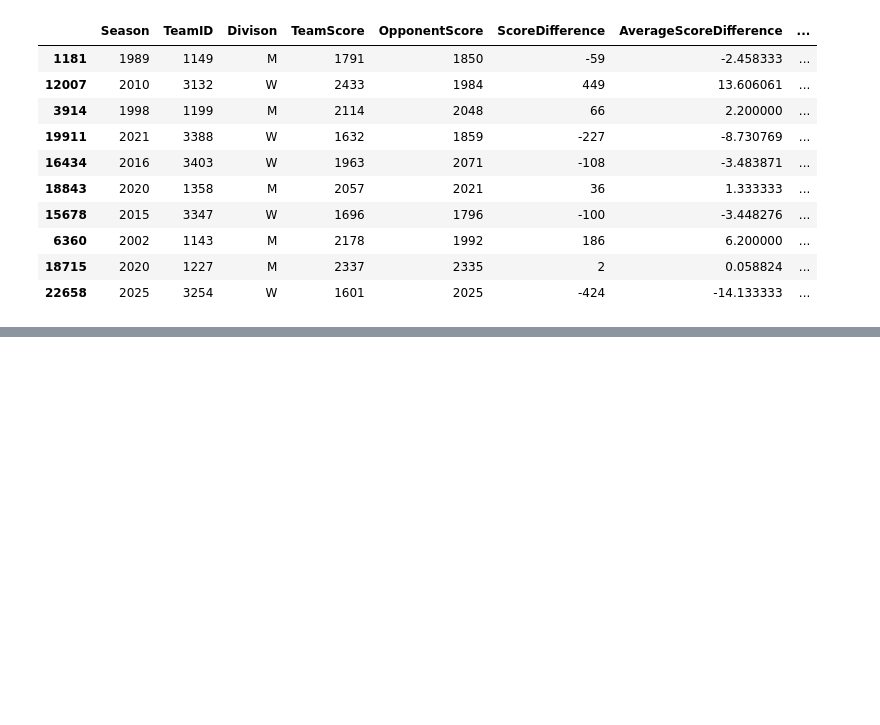
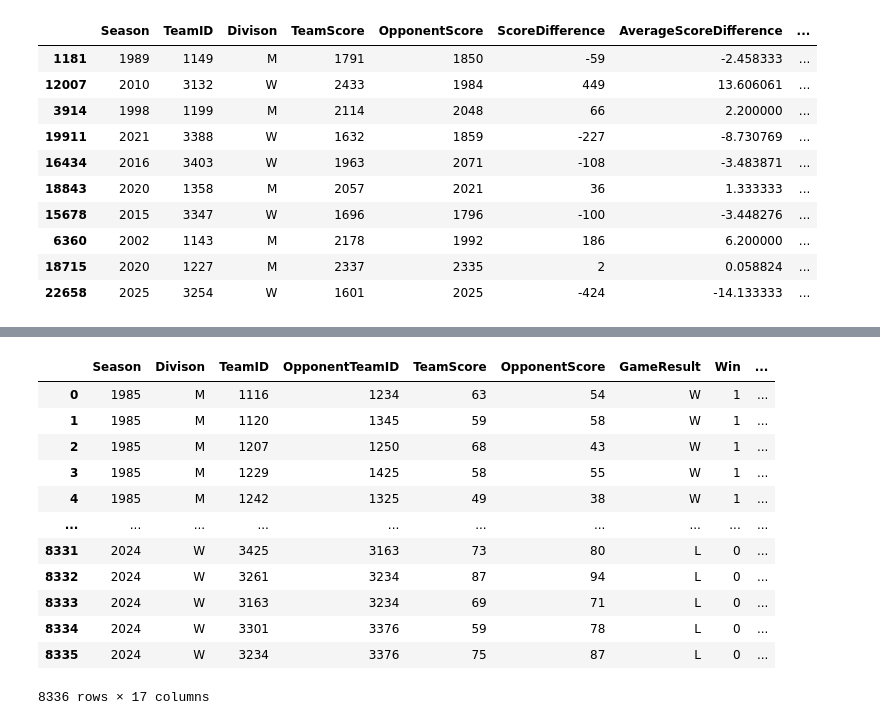
Before and after one commit to jamie07262/INFO-3608-PROJECT, a Jupyter notebook: Clone.ipynb, the cells around one changed output, grey strips where cells are left out. Drawn from its saved outputs; the diff is of its cells as text; code cells hidden in the pictures; blank space fills up the shorter version.

```diff
--- a/Clone.ipynb
+++ b/Clone.ipynb
@@ -383,3 +383,39 @@ df_team_tourney_results.sample(10, random_state=100)
 | 5858 | 2011 | M | 1396 | 1361 | 64 | 71 | L | 0 |
 | 1361 | 2006 | M | 1130 | 1285 | 69 | 56 | W | 1 |
 | 5683 | 2008 | M | 1172 | 1242 | 57 | 59 | L | 0 |
+# %%
+df_historic_tourney_features = df_team_tourney_results.merge(
+    agg_team_season[
+        ["Season", "Divison", "TeamID", "WinPercentage", "MedianScoreDifference", "HighSeed"]
+    ],
+    on=["Season", "Divison", "TeamID"],
+    how="left",
+).merge(
+    agg_team_season[
+        ["Season", "Divison", "TeamID", "WinPercentage", "MedianScoreDifference", "HighSeed"]
+    ].rename(
+        columns={
+            "TeamID": "OpponentTeamID",
+            "WinPercentage": "OpponentWinPercentage",
+            "MedianScoreDifference": "OpponentMedianScoreDifference",
+            "HighSeed": "OpponentHighSeed",
+        }
+    ),
+    on=["Season", "Divison", "OpponentTeamID"],
+)
+# %%
+df_historic_tourney_features
+# %% [output]
+|  | Season | Divison | TeamID | OpponentTeamID | TeamScore | OpponentScore | GameResult | Win | ... |
+| 0 | 1985 | M | 1116 | 1234 | 63 | 54 | W | 1 | ... |
+| 1 | 1985 | M | 1120 | 1345 | 59 | 58 | W | 1 | ... |
+| 2 | 1985 | M | 1207 | 1250 | 68 | 43 | W | 1 | ... |
+| 3 | 1985 | M | 1229 | 1425 | 58 | 55 | W | 1 | ... |
+| 4 | 1985 | M | 1242 | 1325 | 49 | 38 | W | 1 | ... |
+| ... | ... | ... | ... | ... | ... | ... | ... | ... | ... |
+| 8331 | 2024 | W | 3425 | 3163 | 73 | 80 | L | 0 | ... |
+| 8332 | 2024 | W | 3261 | 3234 | 87 | 94 | L | 0 | ... |
+| 8333 | 2024 | W | 3163 | 3234 | 69 | 71 | L | 0 | ... |
+| 8334 | 2024 | W | 3301 | 3376 | 59 | 78 | L | 0 | ... |
+| 8335 | 2024 | W | 3234 | 3376 | 75 | 87 | L | 0 | ... |
+8336 rows × 17 columns
```
Also changed, not shown: parts of 4 cells of this notebook.
